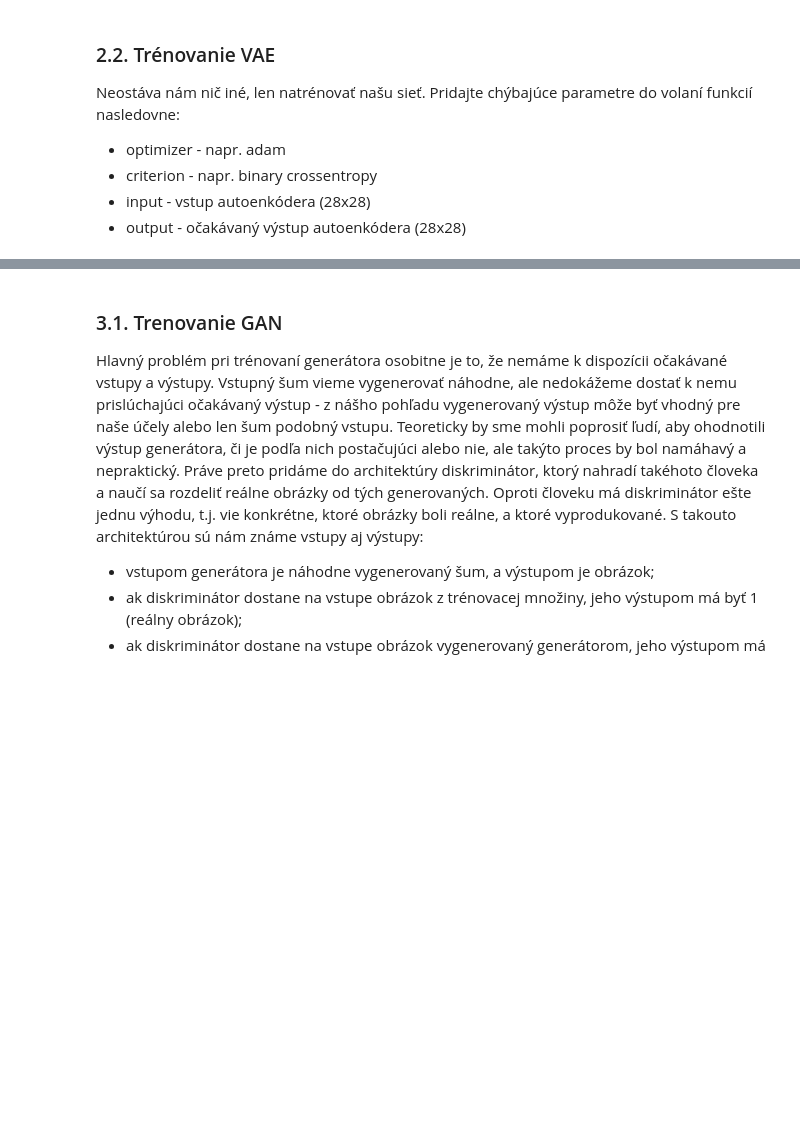
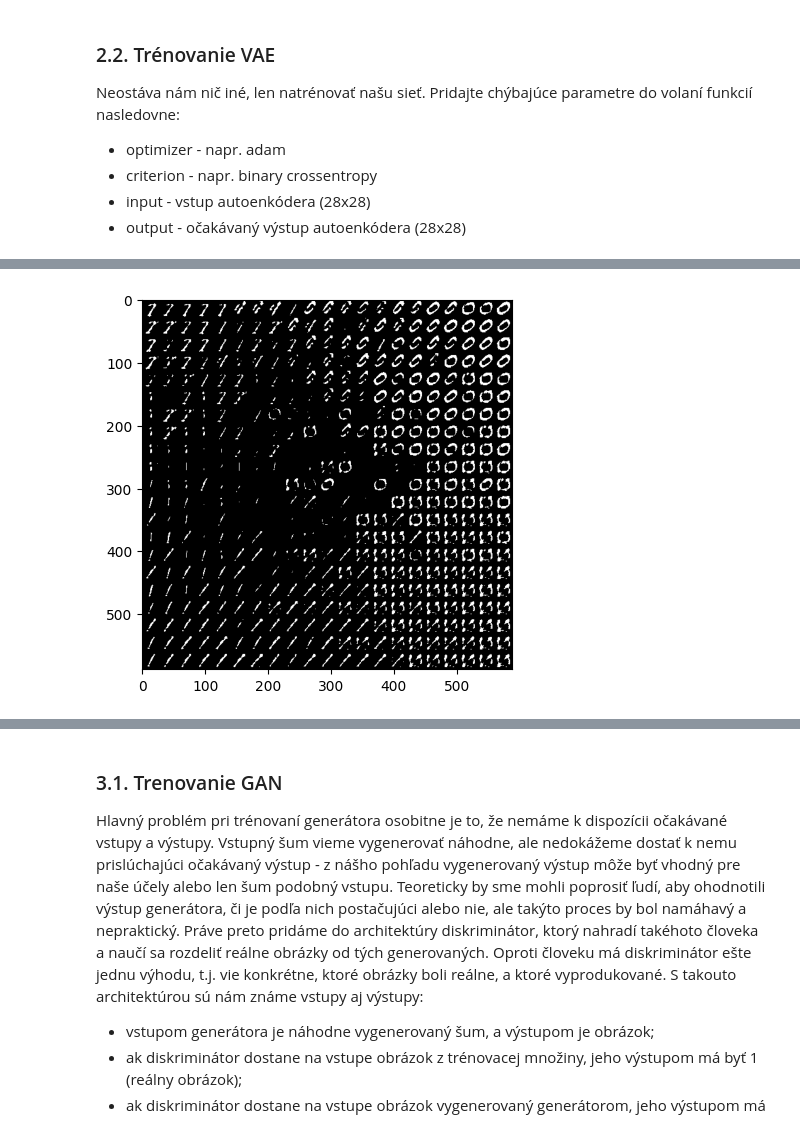
Before and after one commit to DominikVranay/neural-networks-course, a Jupyter notebook: labs/lab11-generative-networks.ipynb, the cells around one changed output, grey strips where cells are left out. Cells and saved outputs as stored; diff of their text form; code cells hidden in the pictures; blank space fills up the shorter version.

```diff
--- a/labs/lab11-generative-networks.ipynb
+++ b/labs/lab11-generative-networks.ipynb
@@ -148,3 +147,19 @@ Epoch:  5
+# %%
+sigma = 20
+log_sigma2 = torch.tensor([[torch.log(torch.tensor(sigma**2)), torch.log(torch.tensor(sigma**2))]]).to(device)
+img = torch.ByteTensor(588, 588)
+for i in range(21):
+    for j in range(21):
+        mu = torch.tensor([[(-4+i*0.4)*sigma, (4-j*0.4)*sigma]]).to(device)
+        z = sample(mu, log_sigma2)
+        outputs = dec(z)
+        outputs = torch.reshape(outputs, (28, 28)).type(torch.ByteTensor)
+        img[28*j:28*(j+1), 28*i:28*(i+1)] = outputs
+plt.imshow(img, cmap=plt.get_cmap('gray'))
+    # show the plot
+plt.show()
+# %% [output]
+[figure, added]
 # %% [markdown]
 ## 3. GAN
 
```
Also changed, not shown: parts of 2 cells of this notebook.
